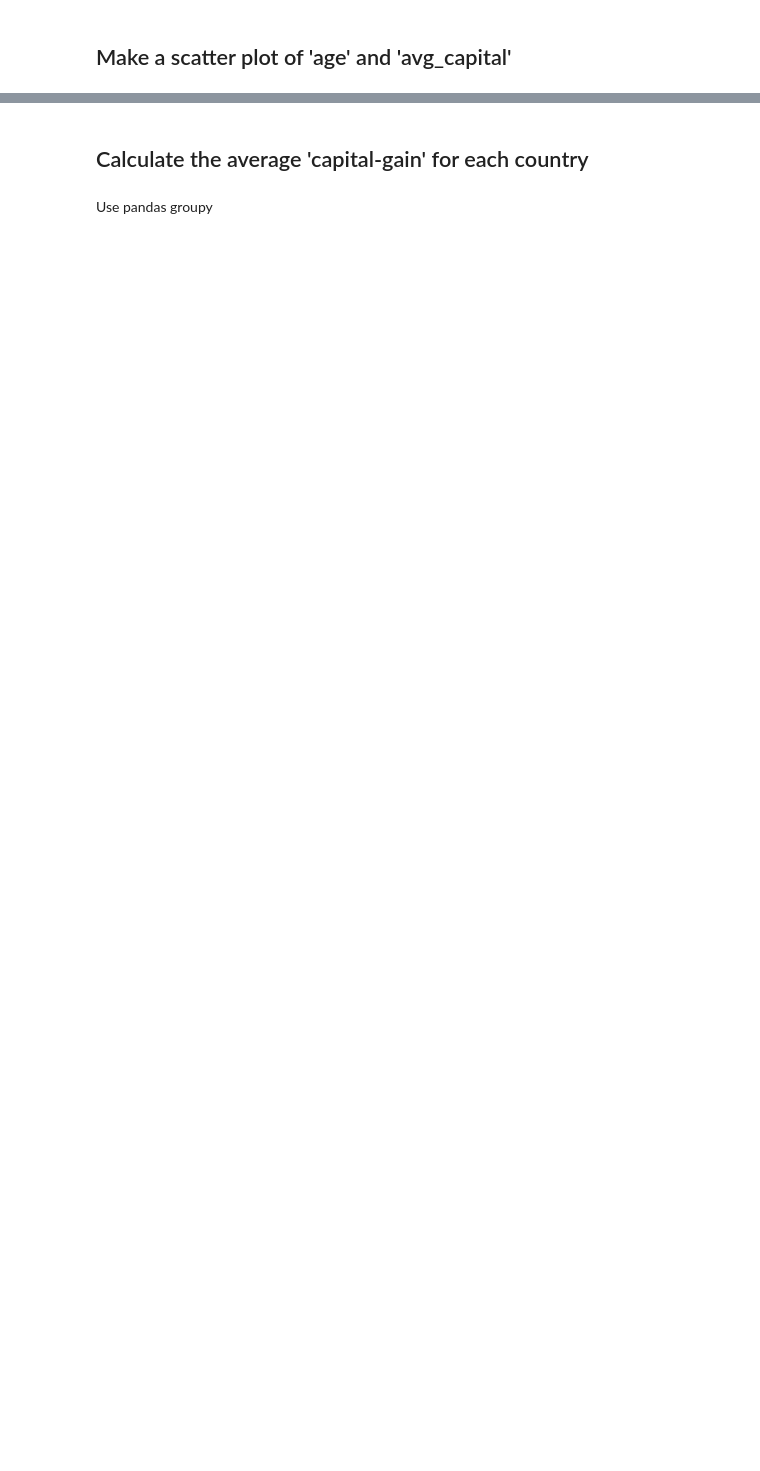
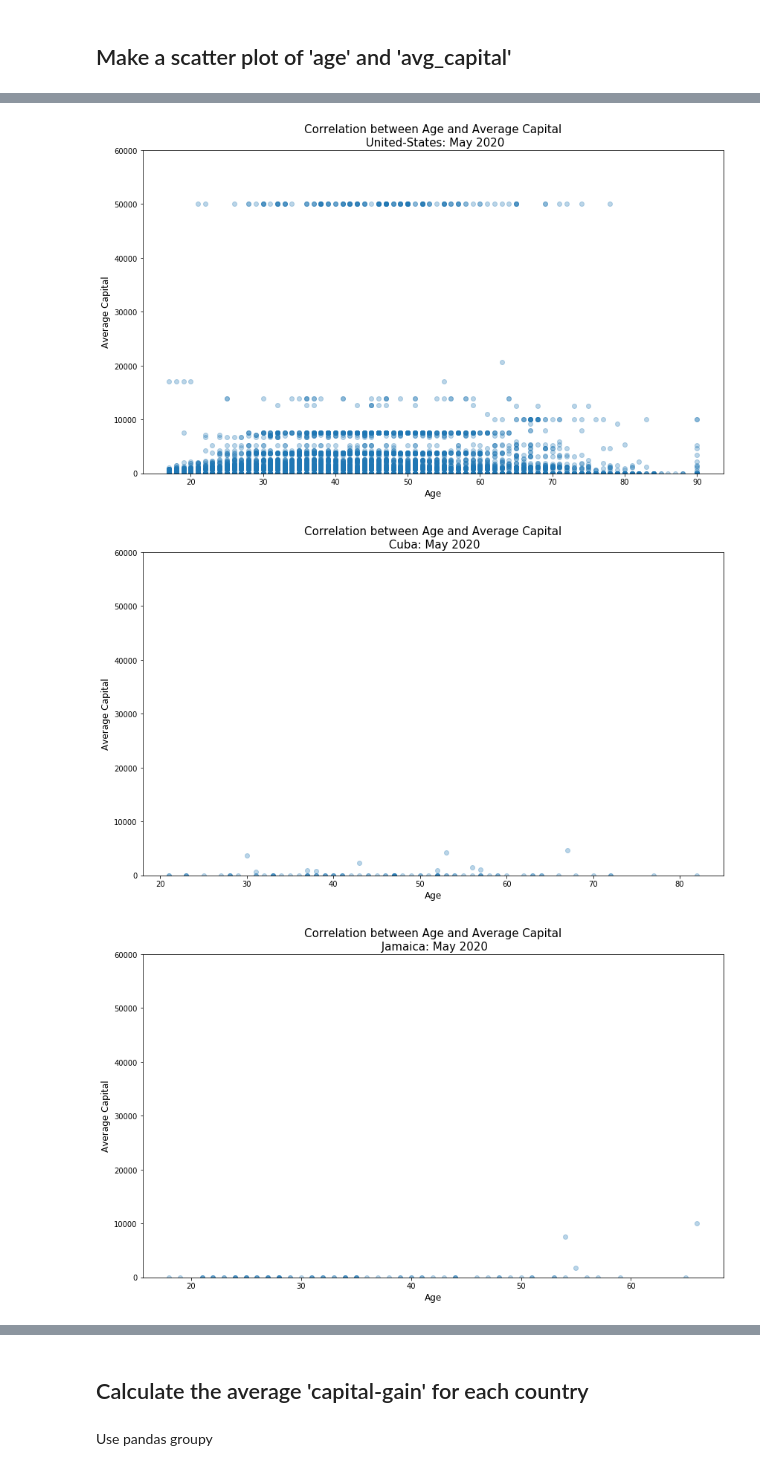
Before and after one commit to Naviden/Python_Introduction, a Jupyter notebook: Exercise.ipynb, the cells around one changed output, grey strips where cells are left out. Drawn from its saved outputs; the diff is of its cells as text; code cells hidden in the pictures; blank space fills up the shorter version.

```diff
--- a/Exercise.ipynb
+++ b/Exercise.ipynb
@@ -41,0 +164,14 @@ Name the new column as *avg_capitial*
+# %%
+for country in df['native-country'].unique():
+    temp = df[df['native-country'] == country]
+    plt.scatter(temp.age, temp.avg_capitial, alpha=0.3 )
+    plt.title(f'Correlation between Age and Average Capital\n{country}: May 2020', fontsize=15)
+    plt.xlabel('Age', fontsize=12)
+    plt.ylabel('Average Capital', fontsize=12)
+    plt.ylim(0, 60_000)
+    plt.savefig(f'Corr2020_{country}.pdf')
+    plt.show()
+# %% [output]
+[figure, added]
+[figure, added]
+[figure, added]
```
Also changed, not shown: parts of 51 cells of this notebook, 4 other files.
